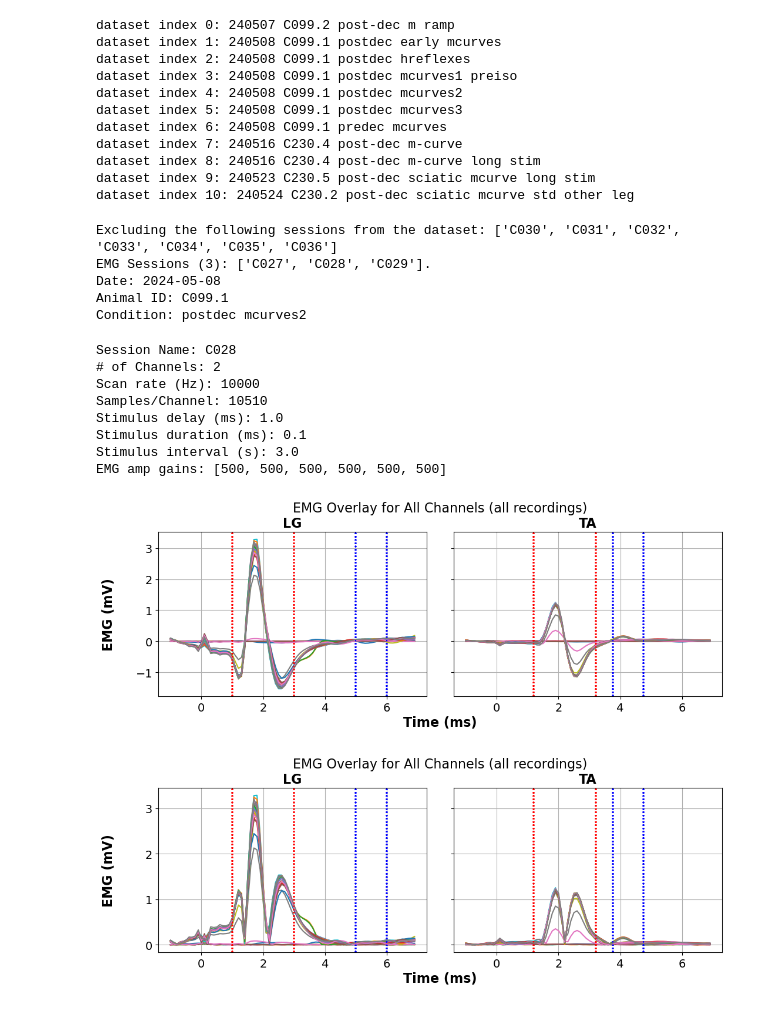
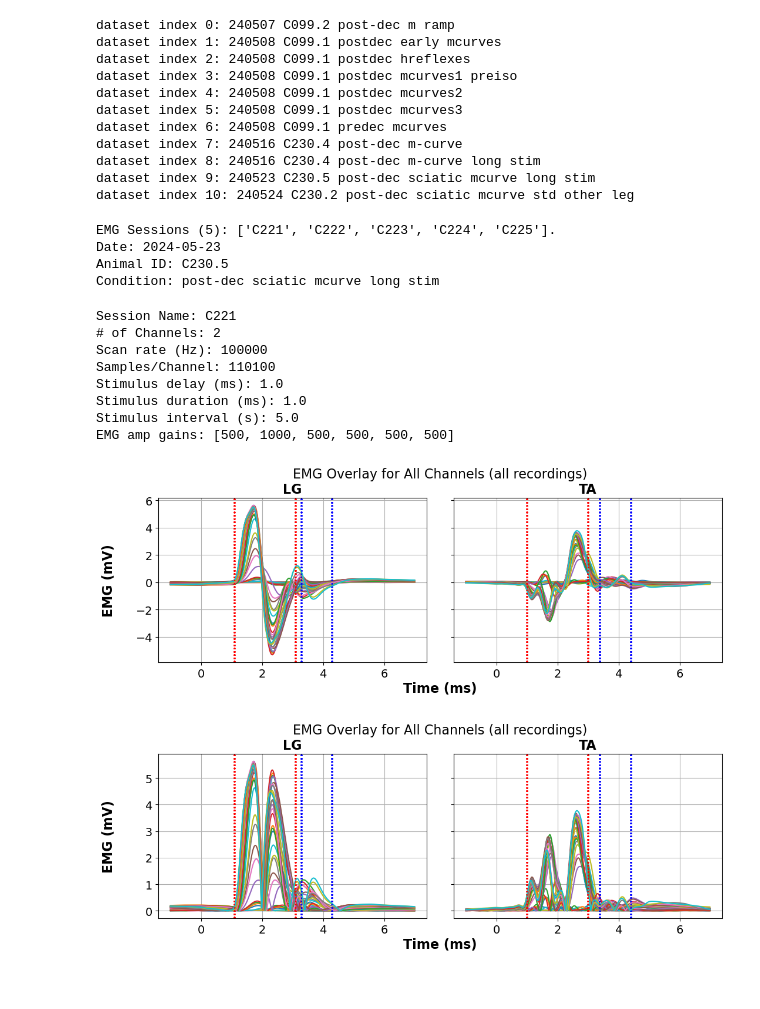
Before and after one commit to AEWorthy/MonStim-Analyzer, a Jupyter notebook: main.ipynb, the cells around one changed output. Saved outputs shown, nothing was run; the diff lists cells and outputs as text; code cells hidden in the pictures.

```diff
--- a/main.ipynb
+++ b/main.ipynb
@@ -39,46 +39,45 @@ dataset index 9: 240523 C230.5 post-dec sciatic mcurve long stim
 dataset index 10: 240524 C230.2 post-dec sciatic mcurve std other leg
 # %%
 # Define dataset of interest for downstream analysis.
-dataset_idx = 4
-sessions_to_exclude = ['C030', 'C031', 'C032', 'C033', 'C034', 'C035', 'C036']
+dataset_idx = 9
+sessions_to_exclude = []
 
 dataset_oi = EMGDataset.dataset_from_dataset_dict(dataset_dict, datasets, dataset_idx, sessions_to_exclude)
 
 dataset_oi.dataset_parameters()
 # %% [output]
-Excluding the following sessions from the dataset: ['C030', 'C031', 'C032', 'C033', 'C034', 'C035', 'C036']
-EMG Sessions (3): ['C027', 'C028', 'C029'].
-Date: 2024-05-08
-Animal ID: C099.1
-Condition: postdec mcurves2
+EMG Sessions (5): ['C221', 'C222', 'C223', 'C224', 'C225'].
+Date: 2024-05-23
+Animal ID: C230.5
+Condition: post-dec sciatic mcurve long stim
 # %%
 # Define session of interest for downstream analysis.
-session_idx = 1
+session_idx = 0
 session_oi = dataset_oi.get_session(session_idx)
 
 # Display session parameters.
 session_oi.session_parameters()
 
 # Set channel names for plotting.
 channel_names = ["LG", "TA"]
 # channel_names = ["LG"]
 
 # Visualize single EMG session raw and filtered
 session_oi.plot(plot_type = 'emg', channel_names=channel_names, m_flags=True, h_flags=True, data_type='filtered')
 # session_oi.plot(plot_type = 'emg', channel_names=channel_names, m_flags=True, h_flags=True, data_type='raw')
 session_oi.plot(plot_type = 'emg', channel_names=channel_names, m_flags=True, h_flags=True, data_type='rectified_filtered')
 # session_oi.plot(plot_type = 'emg', channel_names=channel_names, m_flags=True, h_flags=True, data_type='rectified_raw')
 # %% [output]
-Session Name: C028
+Session Name: C221
 # of Channels: 2
-Scan rate (Hz): 10000
-Samples/Channel: 10510
+Scan rate (Hz): 100000
+Samples/Channel: 110100
 Stimulus delay (ms): 1.0
-Stimulus duration (ms): 0.1
-Stimulus interval (s): 3.0
-EMG amp gains: [500, 500, 500, 500, 500, 500]
+Stimulus duration (ms): 1.0
+Stimulus interval (s): 5.0
+EMG amp gains: [500, 1000, 500, 500, 500, 500]
-[figure, old version]
+[figure, new version]
-[figure, old version]
+[figure, new version]
 # %%
 # Use the update_window_settings method to temporarily change the reflex window settings and then replot.
 # session_oi.update_window_settings()
```
Also changed, not shown: parts of 4 cells of this notebook, 2 other files.
